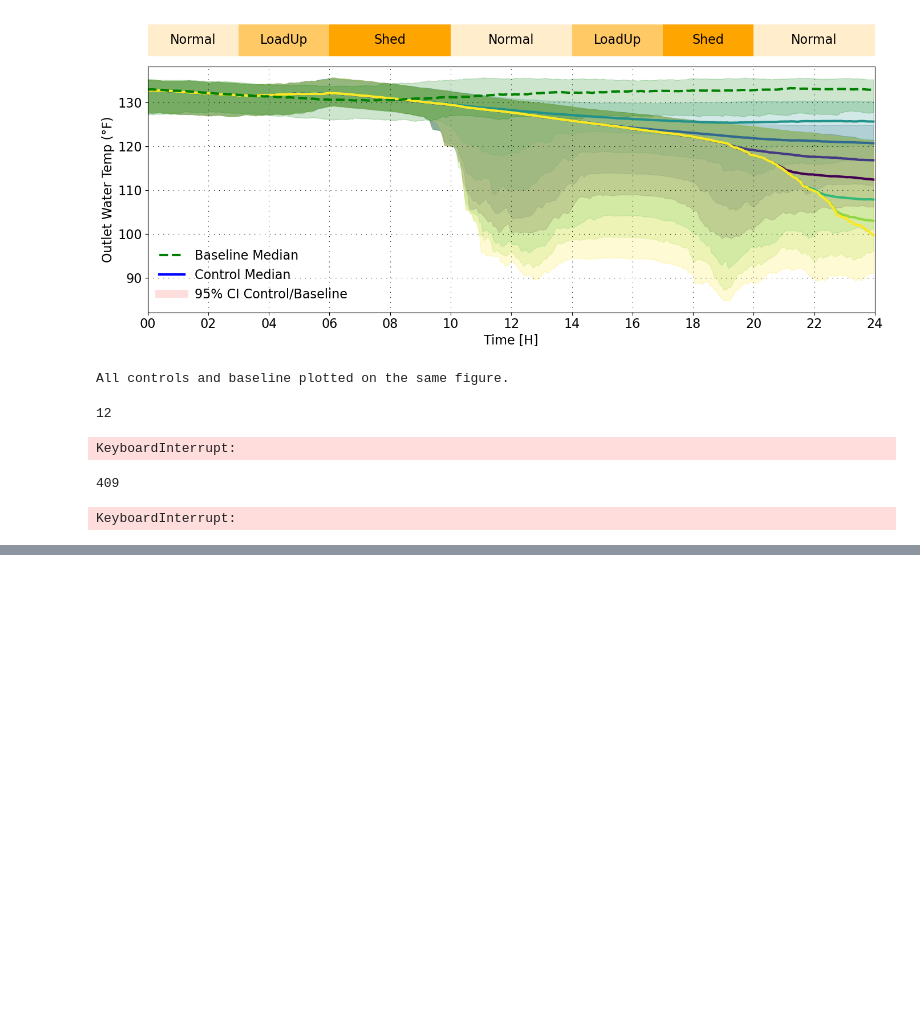
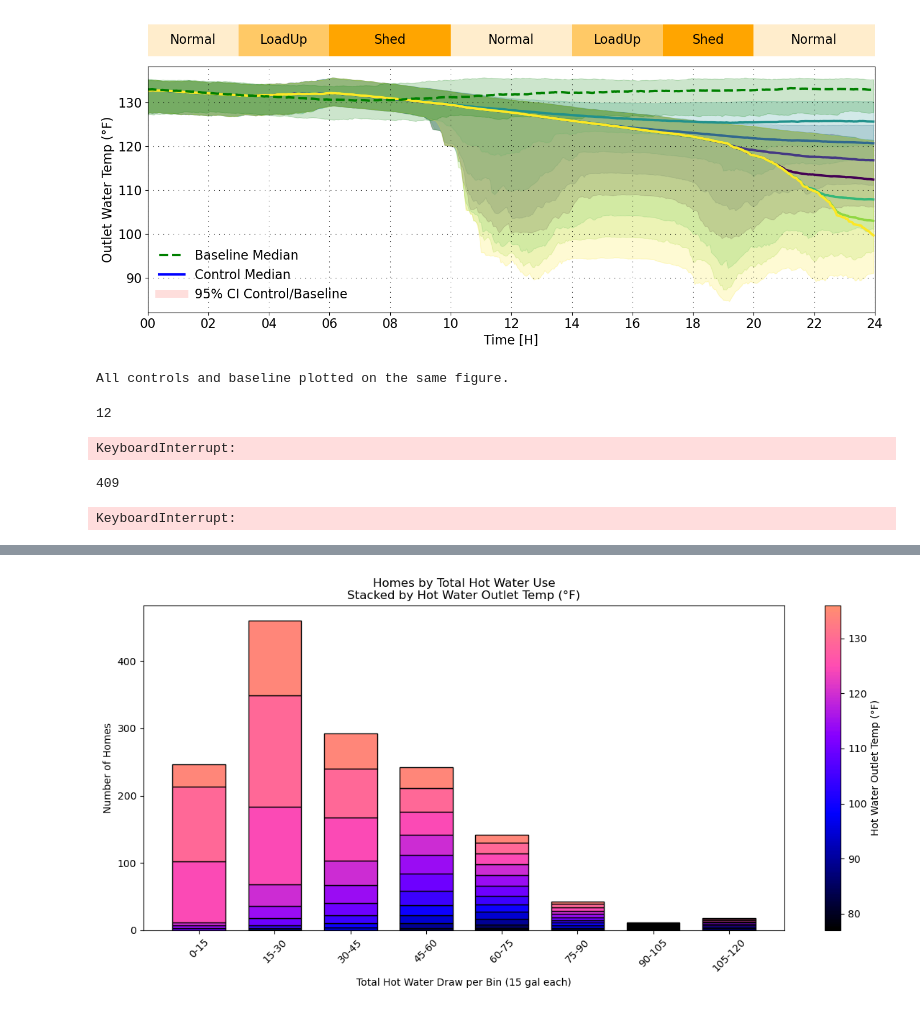
Before and after one commit to PortlandStatePowerLab/OCHRE_Run_Scripts, a Jupyter notebook: X2_PlotViolin.ipynb, the cells around one changed output, grey strips where cells are left out. Drawn from its saved outputs; the diff is of its cells as text; code cells hidden in the pictures; blank space fills up the shorter version.

```diff
--- a/X2_PlotViolin.ipynb
+++ b/X2_PlotViolin.ipynb
@@ -906,0 +1100,95 @@ KeyboardInterrupt:
+# %%
+import pandas as pd
+import numpy as np
+import matplotlib.pyplot as plt
+from matplotlib.colors import LinearSegmentedColormap
+
+# ---------------- FILES ----------------
+DRAW_FILE = r"C:\Users\danap\OCHRE_Working\Homes_HotWater_Use.csv"
+BASELINE_PARQUET = r"C:\Users\danap\OCHRE_Working\180110_1_3_Shed110_Control.parquet"
+
+# ---------------- LOAD DATA ----------------
+df_draw = pd.read_csv(DRAW_FILE)  # Home, Total_Draw_gal
+df_temp = pd.read_parquet(BASELINE_PARQUET)  # baseline temperatures
+
+# ---------------- FILTER DEAD BAND ----------------
+target_deadband = round(8.3333, 2)
+df_temp = df_temp[np.round(df_temp['Deadband_C'], 2) == target_deadband]
+
+# ---------------- COMPUTE PER-HOME 2.5/50/97.5 ----------------
+TEMP_COL = "Hot Water Outlet Temperature (C)"
+df_temp['Temp_F'] = df_temp[TEMP_COL] * 9/5 + 32
+
+df_stats = df_temp.groupby('Home')['Temp_F'].agg(
+    Temp_2_5=lambda x: np.percentile(x, 2.5),
+    Temp_50=lambda x: np.percentile(x, 50),
+    Temp_97_5=lambda x: np.percentile(x, 97.5)
+).reset_index()
+
+# ---------------- MERGE WITH TOTAL DRAW ----------------
+df = df_draw.merge(df_stats, on='Home', how='inner')
+
+# ---------------- TOTAL DRAW BINS ----------------
+BIN_WIDTH = 15  # gallons per bin
+min_draw = 0
+max_draw = np.ceil(df['Total_Draw_gal'].max()/BIN_WIDTH)*BIN_WIDTH
+bins = np.arange(min_draw, max_draw+BIN_WIDTH, BIN_WIDTH)
+df['Draw_Bin'] = pd.cut(df['Total_Draw_gal'], bins=bins, labels=False, include_lowest=True)
+
+# ---------------- TEMPERATURE QUANTIZATION ----------------
+# Adjust quantization for the bars (low -> mid -> high)
+TEMP_BIN_WIDTH = 5  # degrees F per rectangle
+temp_min = int(df[['Temp_2_5','Temp_50','Temp_97_5']].min().min())
+temp_max = int(df[['Temp_2_5','Temp_50','Temp_97_5']].max().max())
+temp_bins = np.arange(temp_min, temp_max + TEMP_BIN_WIDTH, TEMP_BIN_WIDTH)
+
+# ---------------- CREATE STACKED COUNTS ----------------
+draw_bins = df['Draw_Bin'].unique()
+draw_bins.sort()
+stack_counts = []
+
+for b in draw_bins:
+    df_bin = df[df['Draw_Bin']==b]
+    counts = []
+    for i in range(len(temp_bins)-1):
+        # Count homes whose 2.5/50/97.5 overlaps this temp bin
+        mask = ((df_bin['Temp_2_5'] <= temp_bins[i+1]) & (df_bin['Temp_97_5'] >= temp_bins[i]))
+        counts.append(mask.sum())
+    stack_counts.append(counts)
+
+stack_counts = np.array(stack_counts)  # rows = draw bins, cols = temp bins
+
+# ---------------- CUSTOM TRUNCATED COLORMAP ----------------
+cmap = plt.colormaps['gnuplot2']
+cmap_trunc = LinearSegmentedColormap.from_list('gnuplot2_trunc', cmap(np.linspace(0, 0.7, 256)))
+norm = plt.Normalize(vmin=temp_min, vmax=temp_max)
+colors = [cmap_trunc(norm((temp_bins[i]+temp_bins[i+1])/2)) for i in range(len(temp_bins)-1)]
+
+# ---------------- PLOT ----------------
+fig, ax = plt.subplots(figsize=(12,6))
+x = np.arange(len(draw_bins))
+bottom = np.zeros(len(draw_bins))
+
+for i, color in enumerate(colors):
+    ax.bar(x, stack_counts[:,i], bottom=bottom, color=color, width=0.7, edgecolor='black')
+    bottom += stack_counts[:,i]
+
+# X-axis labels
+bin_labels = [f"{int(bins[i])}-{int(bins[i+1])}" for i in range(len(bins)-1)]
+ax.set_xticks(x)
+ax.set_xticklabels(bin_labels, rotation=45)
+
+ax.set_ylabel('Number of Homes')
+ax.set_xlabel(f'Total Hot Water Draw per Bin ({BIN_WIDTH} gal each)')
+ax.set_title('Homes by Total Hot Water Use\nStacked by Hot Water Outlet Temp (°F)')
+
+# ---------------- COLORBAR ----------------
+sm = plt.cm.ScalarMappable(cmap=cmap_trunc, norm=norm)
+sm.set_array([])
+cbar = fig.colorbar(sm, ax=ax, orientation='vertical')
+cbar.set_label('Hot Water Outlet Temp (°F)')
+
+plt.tight_layout()
+plt.show()
+# %% [output]
+[figure, added]
```
Also changed, not shown: parts of 10 cells of this notebook, 5 other files.
